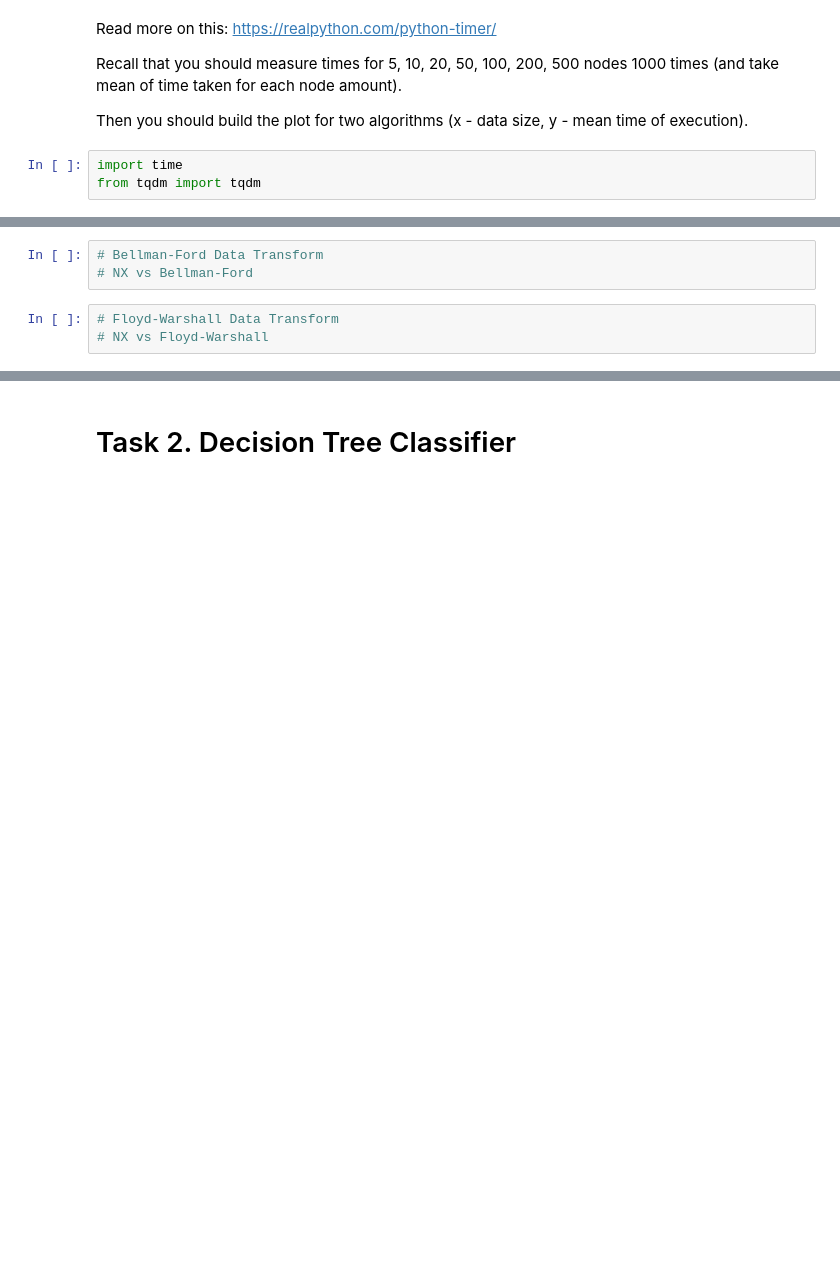
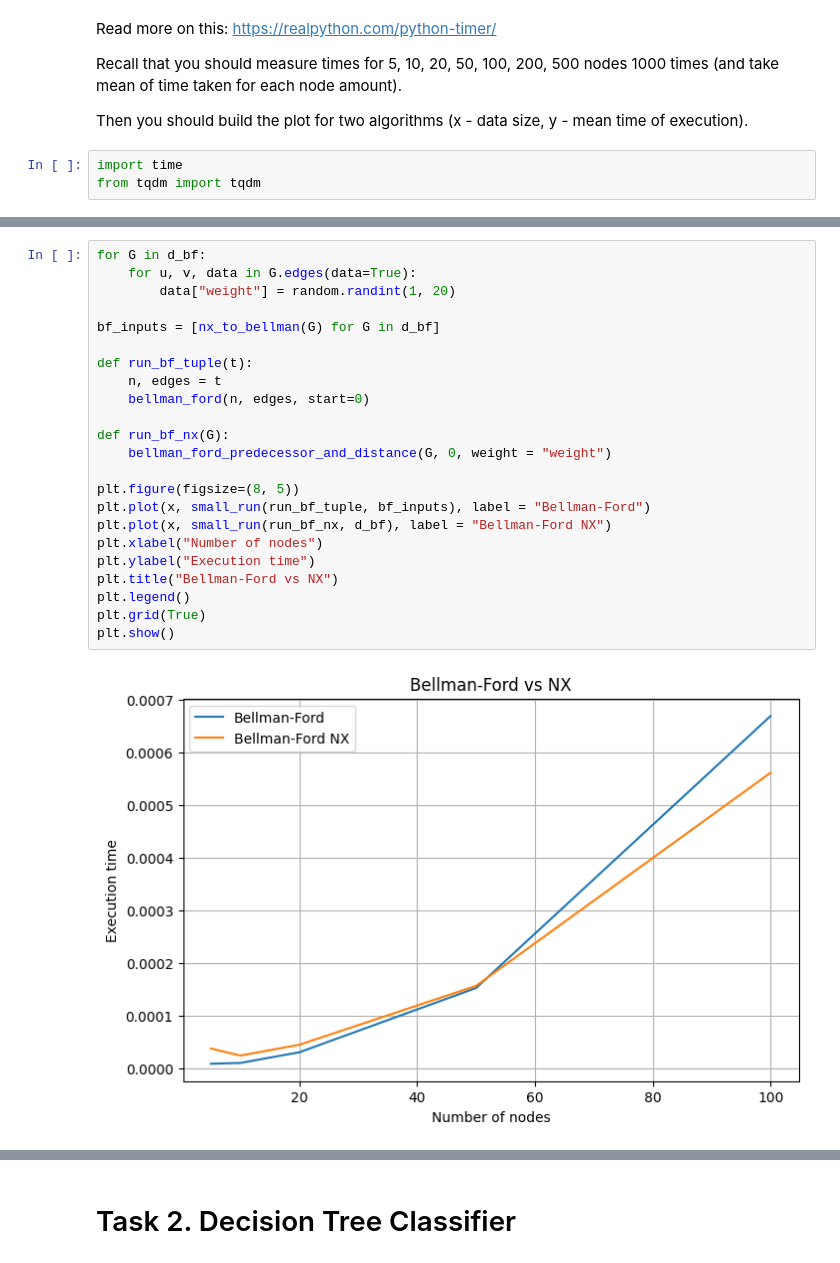
Before and after one commit to andrew-antoniuk/DiscreteMath_Lab1, a Jupyter notebook: 01_Antonenko_Antoniuk_Lab1_Trees1.ipynb, the cells around one changed output, grey strips where cells are left out. Saved outputs shown, nothing was run; the diff lists cells and outputs as text; blank space fills up the shorter version.

```diff
--- a/01_Antonenko_Antoniuk_Lab1_Trees1.ipynb
+++ b/01_Antonenko_Antoniuk_Lab1_Trees1.ipynb
@@ -641,6 +590,25 @@ plt.show()
-# %%
-# Bellman-Ford Data Transform
-# NX vs Bellman-Ford
-# %%
-# Floyd-Warshall Data Transform
-# NX vs Floyd-Warshall
+# %%
+for G in d_bf:
+    for u, v, data in G.edges(data=True):
+        data["weight"] = random.randint(1, 20)
+
+bf_inputs = [nx_to_bellman(G) for G in d_bf]
+
+def run_bf_tuple(t):
+    n, edges = t
+    bellman_ford(n, edges, start=0)
+
+def run_bf_nx(G):
+    bellman_ford_predecessor_and_distance(G, 0, weight = "weight")
+
+plt.figure(figsize=(8, 5))
+plt.plot(x, small_run(run_bf_tuple, bf_inputs), label = "Bellman-Ford")
+plt.plot(x, small_run(run_bf_nx, d_bf), label = "Bellman-Ford NX")
+plt.xlabel("Number of nodes")
+plt.ylabel("Execution time")
+plt.title("Bellman-Ford vs NX")
+plt.legend()
+plt.grid(True)
+plt.show()
+# %% [output]
+[figure, added]
```
Also changed, not shown: parts of 29 cells of this notebook.
